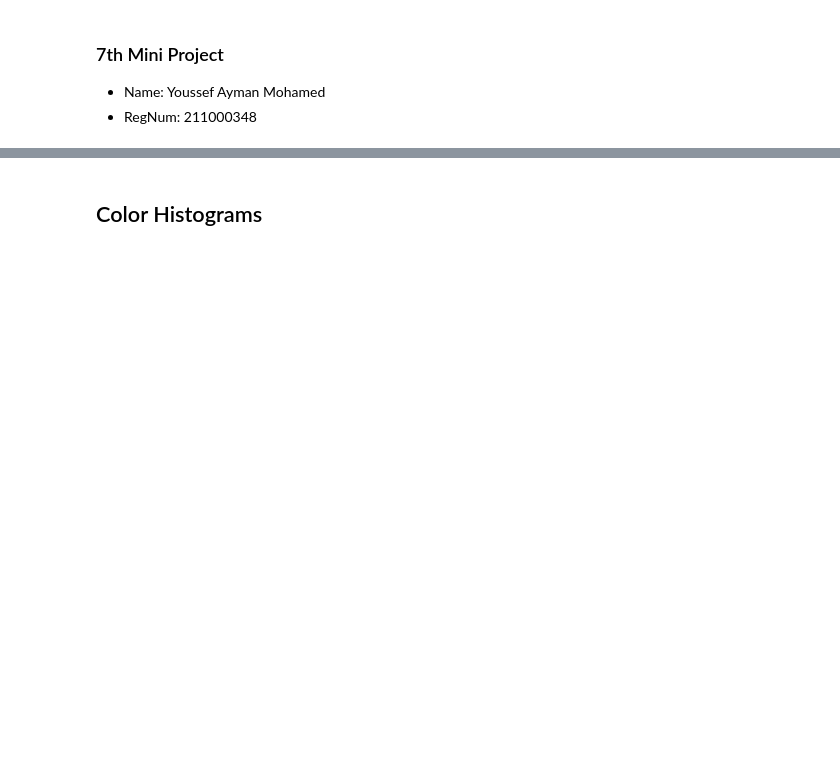
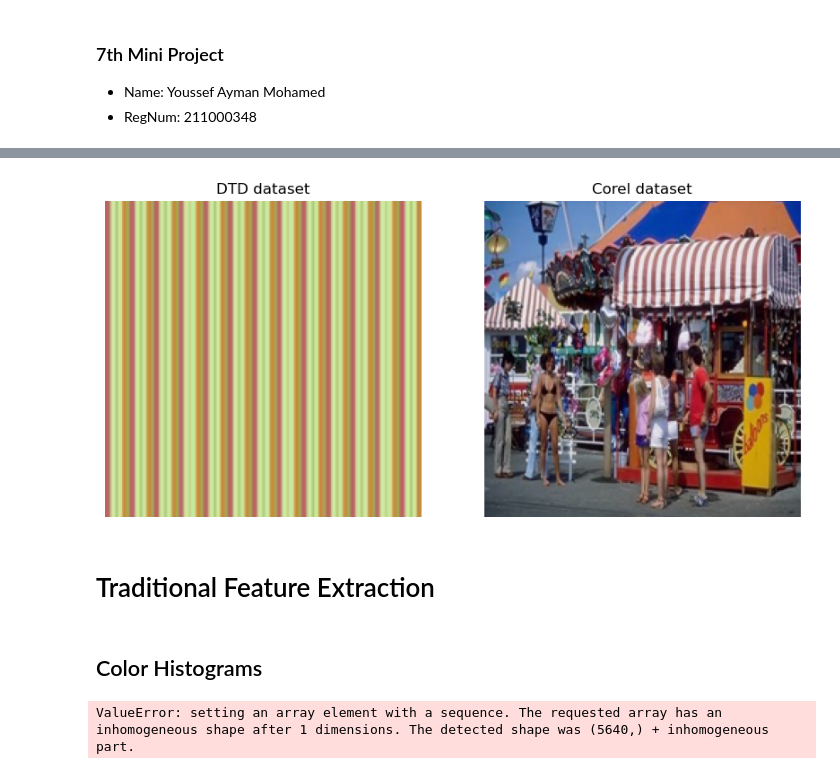
Before and after one commit to youssefaymanmohamed/7th_project_cv, a Jupyter notebook: 7th_mini_project_cv.ipynb, the cells around one changed output, grey strips where cells are left out. Drawn from its saved outputs; the diff is of its cells as text; code cells hidden in the pictures; blank space fills up the shorter version.

```diff
--- a/7th_mini_project_cv.ipynb
+++ b/7th_mini_project_cv.ipynb
@@ -40,2 +68,18 @@ Loaded 1000 images from Corel dataset
+# %%
+# Display the first image from each dataset
+plt.figure(figsize=(10, 5))
+plt.subplot(121)
+plt.imshow(dtd_images[0])
+plt.title('DTD dataset')
+plt.axis('off')
+plt.subplot(122)
+plt.imshow(corel_images[0])
+plt.title('Corel dataset')
+plt.axis('off')
+plt.show()
+# %% [output]
+[figure, added]
+# %% [markdown]
+# Traditional Feature Extraction
 # %% [markdown]
 ## Color Histograms
@@ -58,0 +86,45 @@ print("HOG Features shape:", hog_features.shape)
+# %%
+#Calculate color histograms for the images.
+
+# Extract features from dtd images
+dtd_color_histograms = extract_color_histogram(dtd_images)
+dtd_lbp_features = extract_lbp(dtd_images)
+dtd_hog_features = extract_hog(dtd_images)
+dtd_SIFT_features = extract_SIFT_features(dtd_images)
+
+# Extract features from corel images
+corel_color_histograms = extract_color_histogram(corel_images)
+corel_lbp_features = extract_lbp(corel_images)
+corel_hog_features = extract_hog(corel_images)
+corel_SIFT_features = extract_SIFT_features(corel_images)
+
+
+
+# Convert lists to numpy arrays
+dtd_color_histograms = np.array(dtd_color_histograms)
+dtd_lbp_features = np.array(dtd_lbp_features)
+dtd_hog_features = np.array(dtd_hog_features)
+dtd_SIFT_features = np.array(dtd_SIFT_features)
+
+corel_color_histograms = np.array(corel_color_histograms)
+corel_lbp_features = np.array(corel_lbp_features)
+corel_hog_features = np.array(corel_hog_features)
+corel_SIFT_features = np.array(corel_SIFT_features)
+
+
+# Print the shape of the extracted features
+print('DTD dataset')
+print(f'Color histograms shape: {dtd_color_histograms.shape}')
+print(f'LBP features shape: {dtd_lbp_features.shape}')
+print(f'HOG features shape: {dtd_hog_features.shape}')
+print(f'SIFT features shape: {dtd_SIFT_features.shape}')
+
+print('**********************************************************')
+
+print('Corel dataset')
+print(f'Color histograms shape: {corel_color_histograms.shape}')
+print(f'LBP features shape: {corel_lbp_features.shape}')
+print(f'HOG features shape: {corel_hog_features.shape}')
+print(f'SIFT features shape: {corel_SIFT_features.shape}')
+# %% [output]
+ValueError: setting an array element with a sequence. The requested array has an inhomogeneous shape after 1 dimensions. The detected shape was (5640,) + inhomogeneous part.
```
Also changed, not shown: parts of 4 cells of this notebook, 2 other files.
